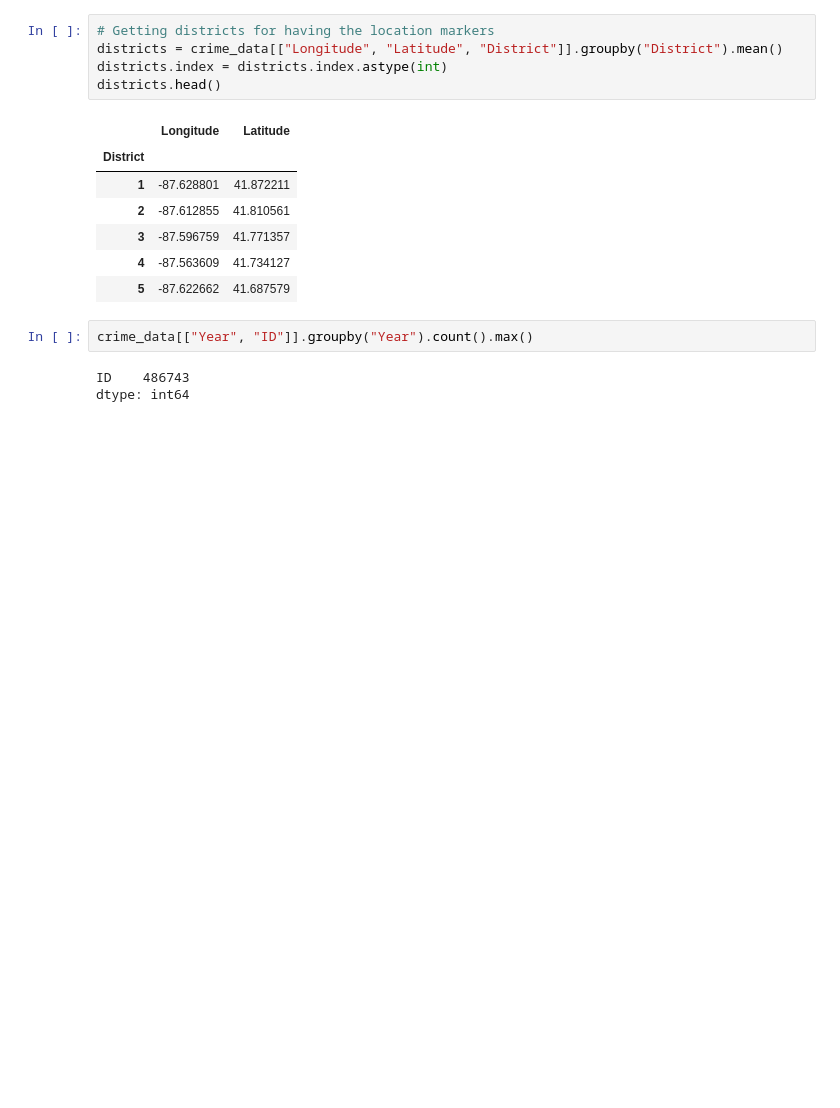
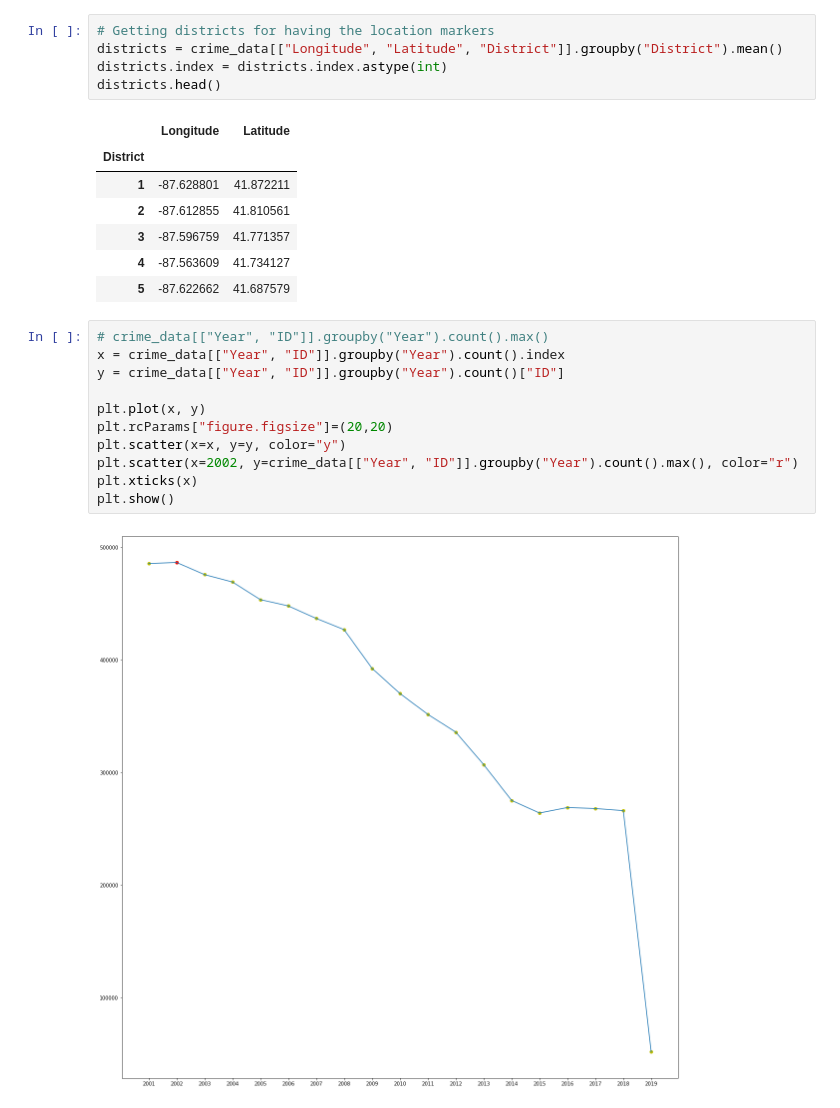
Before and after one commit to GiorgiKharshiladze/chicago-crime, a Jupyter notebook: final_project.ipynb, the cells around one changed output. Drawn from its saved outputs; the diff is of its cells as text; blank space fills up the shorter version.

```diff
--- a/final_project.ipynb
+++ b/final_project.ipynb
@@ -53,8 +54,16 @@ districts.head()
 | 3 | -87.596759 | 41.771357 |
 | 4 | -87.563609 | 41.734127 |
 | 5 | -87.622662 | 41.687579 |
-# %%
-crime_data[["Year", "ID"]].groupby("Year").count().max()
-# %% [output]
-ID    486743
-dtype: int64
+# %%
+# crime_data[["Year", "ID"]].groupby("Year").count().max()
+x = crime_data[["Year", "ID"]].groupby("Year").count().index
+y = crime_data[["Year", "ID"]].groupby("Year").count()["ID"]
+
+plt.plot(x, y)
+plt.rcParams["figure.figsize"]=(20,20)
+plt.scatter(x=x, y=y, color="y")
+plt.scatter(x=2002, y=crime_data[["Year", "ID"]].groupby("Year").count().max(), color="r")
+plt.xticks(x)
+plt.show()
+# %% [output]
+[figure, added]
```
Also changed, not shown: parts of 4 cells of this notebook.
